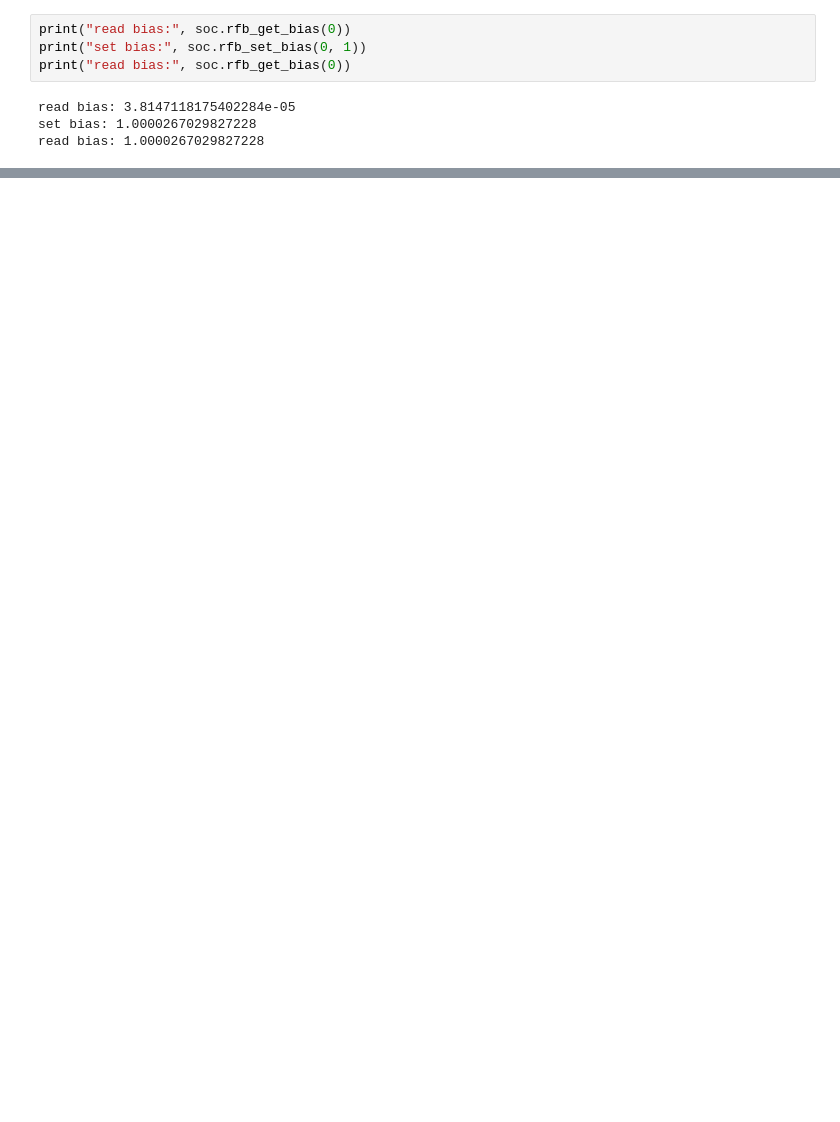
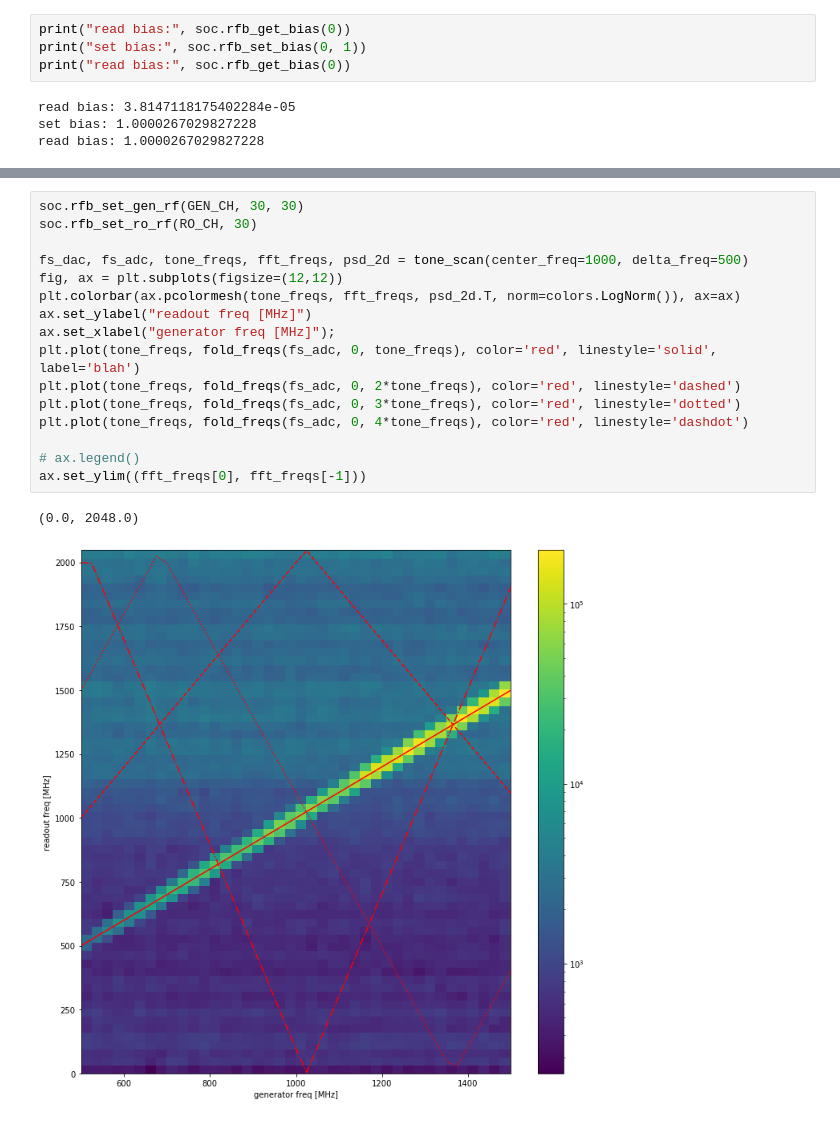
Before and after one commit to meeg/qick_demos_sho, a Jupyter notebook: rfboard/v2/tprocv2.ipynb, the cells around one changed output, grey strips where cells are left out. Cells and saved outputs as stored; diff of their text form; blank space fills up the shorter version.

```diff
--- a/rfboard/v2/tprocv2.ipynb
+++ b/rfboard/v2/tprocv2.ipynb
@@ -158,0 +305,19 @@ read bias: 1.0000267029827228
+# %%
+soc.rfb_set_gen_rf(GEN_CH, 30, 30)
+soc.rfb_set_ro_rf(RO_CH, 30)
+
+fs_dac, fs_adc, tone_freqs, fft_freqs, psd_2d = tone_scan(center_freq=1000, delta_freq=500)
+fig, ax = plt.subplots(figsize=(12,12))
+plt.colorbar(ax.pcolormesh(tone_freqs, fft_freqs, psd_2d.T, norm=colors.LogNorm()), ax=ax)
+ax.set_ylabel("readout freq [MHz]")
+ax.set_xlabel("generator freq [MHz]");
+plt.plot(tone_freqs, fold_freqs(fs_adc, 0, tone_freqs), color='red', linestyle='solid', label='blah')
+plt.plot(tone_freqs, fold_freqs(fs_adc, 0, 2*tone_freqs), color='red', linestyle='dashed')
+plt.plot(tone_freqs, fold_freqs(fs_adc, 0, 3*tone_freqs), color='red', linestyle='dotted')
+plt.plot(tone_freqs, fold_freqs(fs_adc, 0, 4*tone_freqs), color='red', linestyle='dashdot')
+
+# ax.legend()
+ax.set_ylim((fft_freqs[0], fft_freqs[-1]))
+# %% [output]
+(0.0, 2048.0)
+[figure, added]
```
Also changed, not shown: parts of 6 cells of this notebook.
